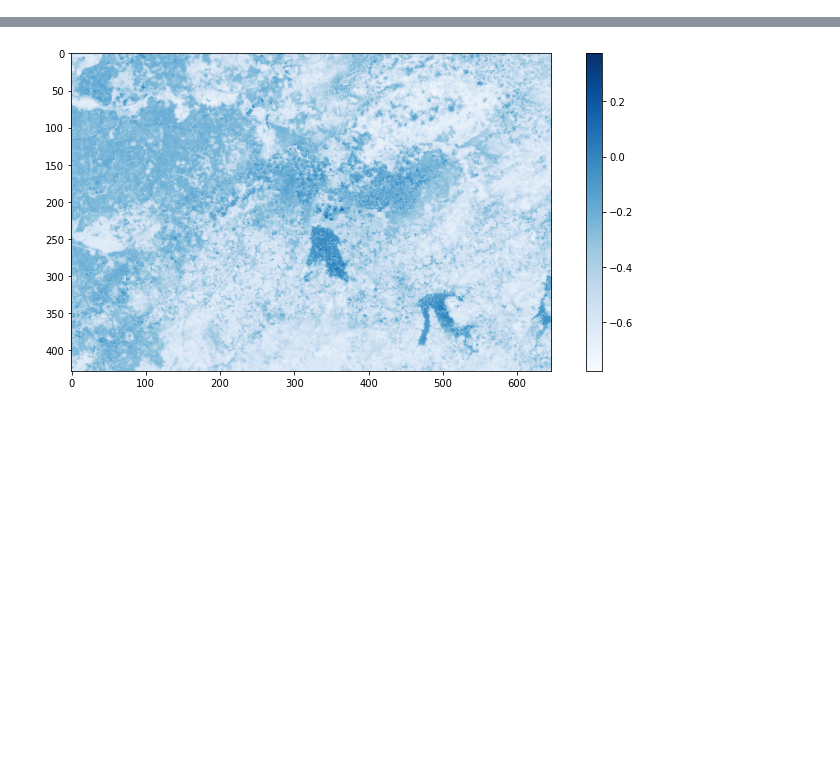
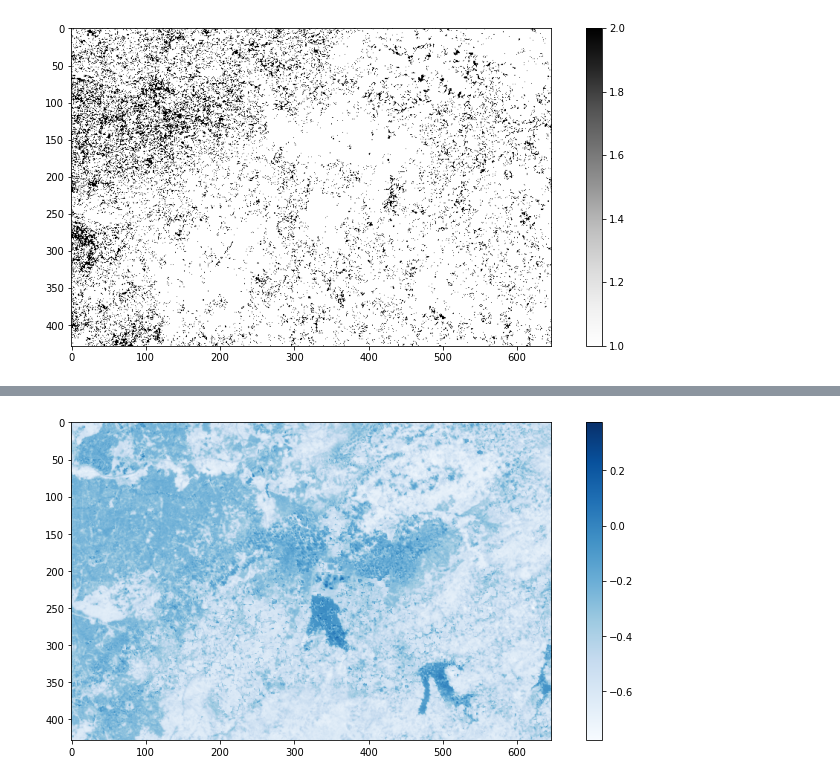
Before and after one commit to AbnerErnaniADSFatec/in-prog-geo, a Jupyter notebook: prog-geo/api-eodc-testes/EOCubeTests.ipynb, the cells around one changed output, grey strips where cells are left out. Cells and saved outputs as stored; diff of their text form; code cells hidden in the pictures; blank space fills up the shorter version.

```diff
--- a/prog-geo/api-eodc-testes/EOCubeTests.ipynb
+++ b/prog-geo/api-eodc-testes/EOCubeTests.ipynb
@@ -68,0 +68,5 @@ data.attrs['CB4_64_16D_STK-1']['title']
+# %%
+classify = eocube_service.classifyDifference(
+    band='red', start_date='2017-01-01', end_date='2019-01-01',
+    limiar_min=-50, limiar_max=50
+)
@@ -69 +88,14 @@ data.attrs['CB4_64_16D_STK-1']['title']
+# %%
+plt.figure(figsize=(10, 5))
+colormap = plt.get_cmap('Greys', 1000)
+plt.imshow(
+    classify.values[0],
+    cmap=colormap
+)
+plt.tight_layout()
+plt.colorbar()
+
+plt.show()
+# %% [output]
+[figure, added]
 # %%
```
Also changed, not shown: parts of 16 cells of this notebook, 5 other files.
